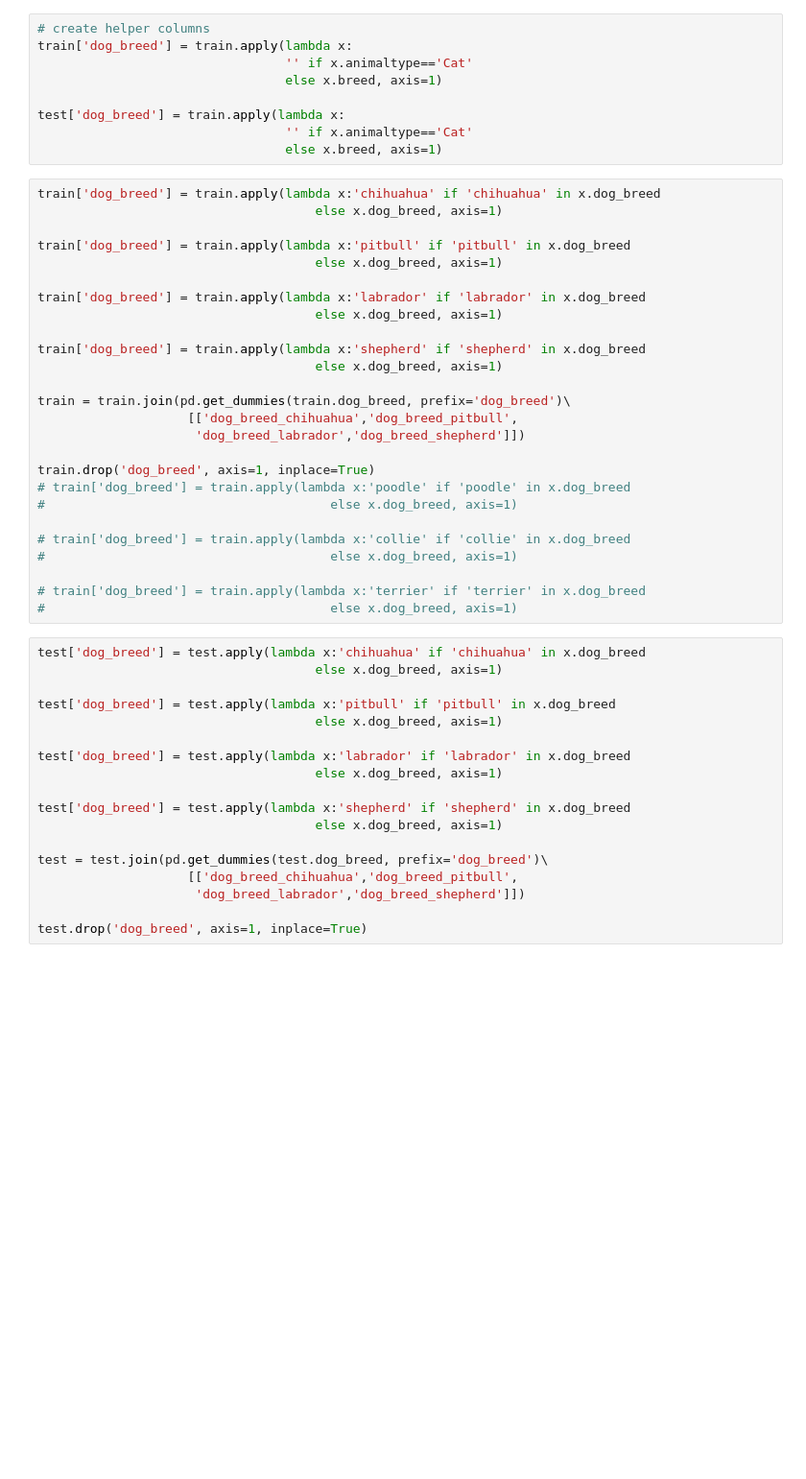
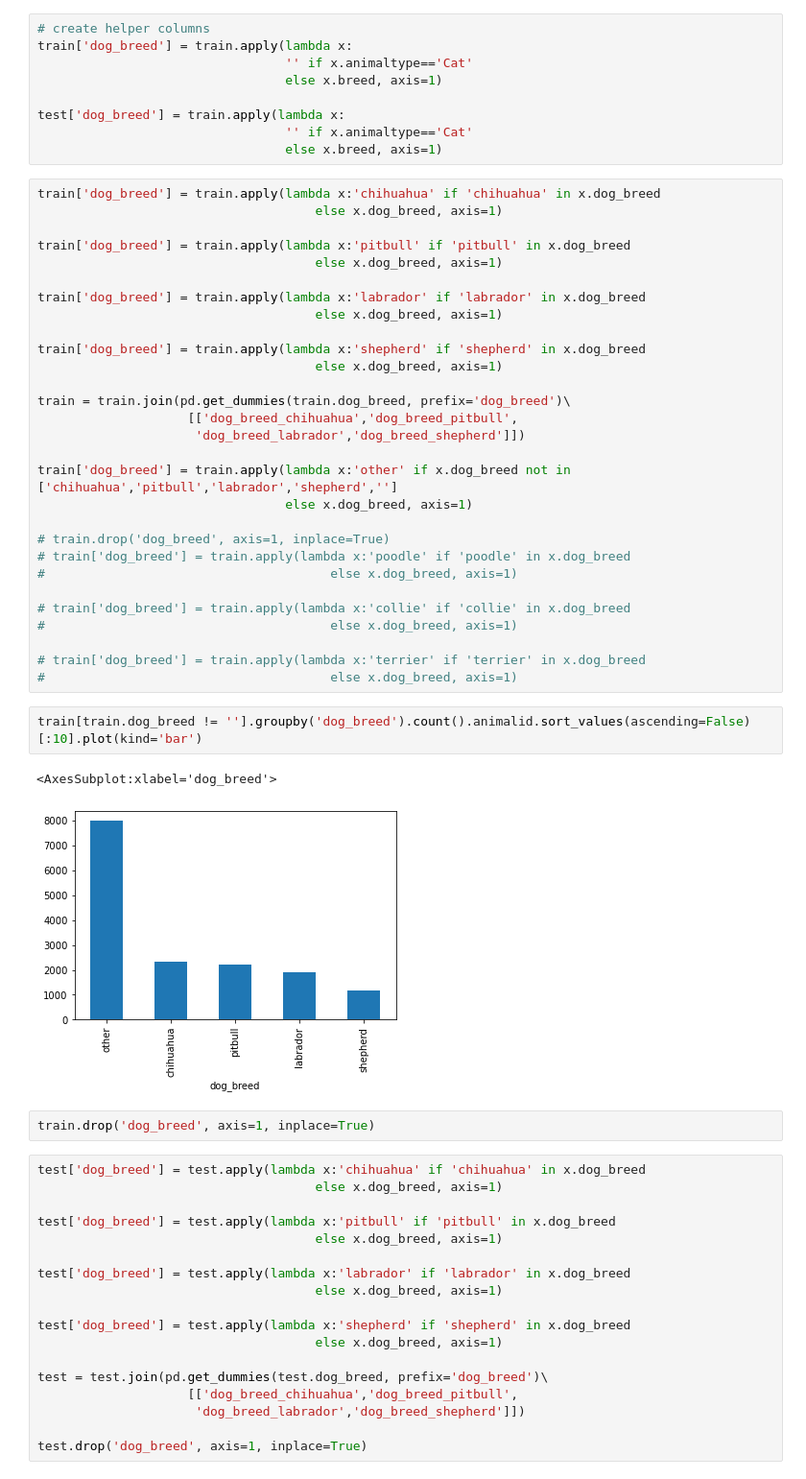
Before and after one commit to sabaiitj/Animal-Shelter-Outcomes, a Jupyter notebook: 01_EDA.ipynb, the cells around one changed output. Shown at 96% size. Drawn from its saved outputs; the diff is of its cells as text; blank space fills up the shorter version.

```diff
--- a/01_EDA.ipynb
+++ b/01_EDA.ipynb
@@ -170,7 +271,10 @@ train = train.join(pd.get_dummies(train.dog_breed, prefix='dog_breed')\
                     [['dog_breed_chihuahua','dog_breed_pitbull',
                      'dog_breed_labrador','dog_breed_shepherd']])
 
-train.drop('dog_breed', axis=1, inplace=True)
+train['dog_breed'] = train.apply(lambda x:'other' if x.dog_breed not in ['chihuahua','pitbull','labrador','shepherd','']
+                                 else x.dog_breed, axis=1)
+
+# train.drop('dog_breed', axis=1, inplace=True)
 # train['dog_breed'] = train.apply(lambda x:'poodle' if 'poodle' in x.dog_breed
 #                                      else x.dog_breed, axis=1)
 
@@ -179,6 +283,13 @@ train.drop('dog_breed', axis=1, inplace=True)
 
 # train['dog_breed'] = train.apply(lambda x:'terrier' if 'terrier' in x.dog_breed
 #                                      else x.dog_breed, axis=1)
+# %%
+train[train.dog_breed != ''].groupby('dog_breed').count().animalid.sort_values(ascending=False)[:10].plot(kind='bar')
+# %% [output]
+<AxesSubplot:xlabel='dog_breed'>
+[figure, added]
+# %%
+train.drop('dog_breed', axis=1, inplace=True)
 # %%
 test['dog_breed'] = test.apply(lambda x:'chihuahua' if 'chihuahua' in x.dog_breed
                                      else x.dog_breed, axis=1)
```
Also changed, not shown: parts of 14 cells of this notebook, 7 other files.
